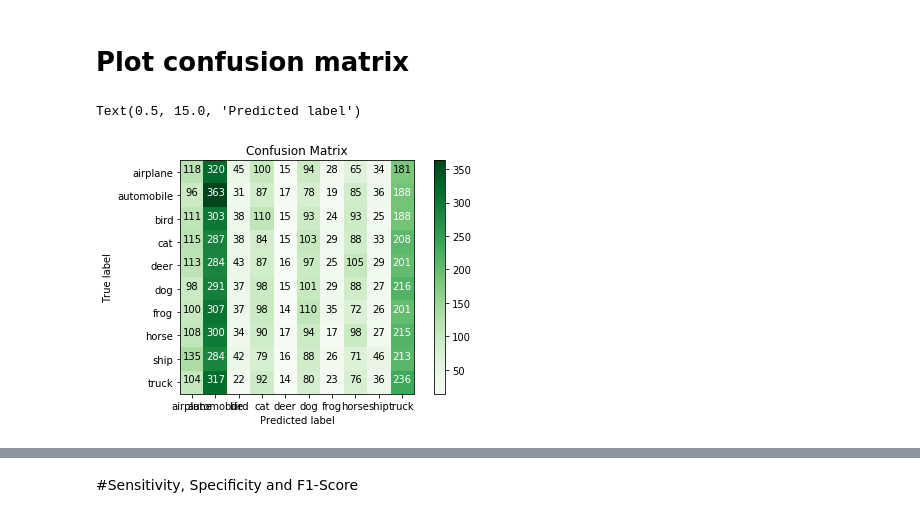
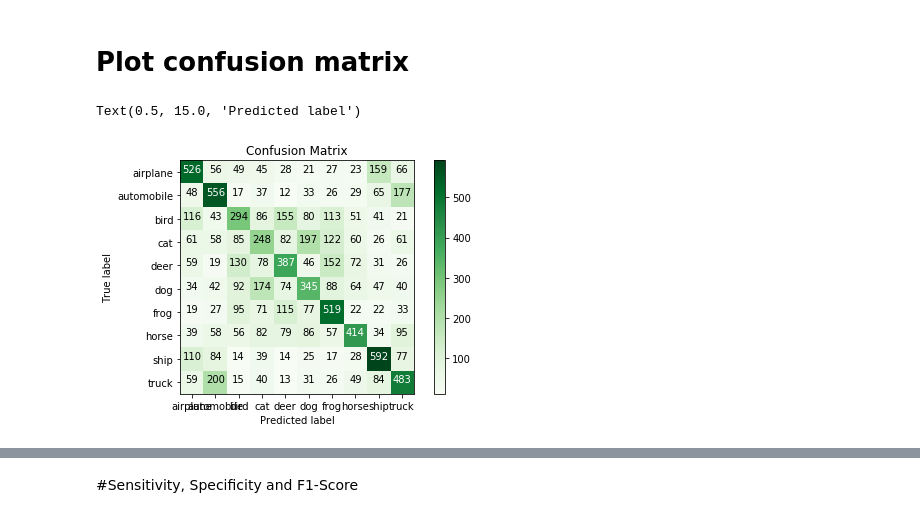
Before and after one commit to seansothey/DataScience-MachineLearning-Research, a Jupyter notebook: Project3.ipynb, the cells around one changed output, grey strips where cells are left out. Saved outputs shown, nothing was run; the diff lists cells and outputs as text; code cells hidden in the pictures.

```diff
--- a/Project3.ipynb
+++ b/Project3.ipynb
@@ -148,5 +138,8 @@ Now, we have a new dataset (50000, 500) which reduce from (50000, 3072)
 # %%
+# Create the learning model
 from sklearn.ensemble import RandomForestClassifier
 
-rnd_clf = RandomForestClassifier(n_estimators=10, random_state=42)
-rnd_clf.fit(X_train_reduced, y_train_1d)
+rnd_clf = RandomForestClassifier(n_estimators=100, random_state=42)
+t0 = time.time()
+rnd_clf.fit(X_train_pca, y_train_1d)
+t1 = time.time()
@@ -169 +152,5 @@ y_train_preds = rnd_clf.predict(X_train_reduced)
+# %%
+# Use the model to predict on testing dataset
+y_test_pred = rnd_clf.predict(X_test_pca)
+y_test_proba = rnd_clf.predict_proba(X_test_pca)
 # %%
@@ -174,0 +164,8 @@ accuracy_score(y_test, y_test_preds), accuracy_score(y_train, y_train_preds)
+# %%
+fig, ax = plt.subplots(5, 5)
+for i, axi in enumerate(ax.flat):
+    axi.imshow(X_test[i], cmap='bone')
+    axi.set(xticks=[], yticks=[])
+    axi.set_ylabel(class_names[y_test_pred[i]].split()[-1],
+                   color='black' if y_test_pred[i] == y_test[i] else 'red')
+fig.suptitle('Predicted Names; Incorrect Labels in Red', size=14);
@@ -190,0 +178,3 @@ array([[118, 320,  45, 100,  15,  94,  28,  65,  34, 181],
+# %%
+conf_rf = confusion_matrix(y_test, y_test_pred)
+conf_rf
@@ -193,25 +194,25 @@ array([[118, 320,  45, 100,  15,  94,  28,  65,  34, 181],
 # %%
 import itertools
 
-plt.imshow(conf, interpolation='nearest', cmap=plt.cm.Greens)
+plt.imshow(conf_rf, interpolation='nearest', cmap=plt.cm.Greens)
 plt.title("Confusion Matrix")
 plt.colorbar()
 tick_marks = np.arange(len(class_names))
 plt.xticks(tick_marks, class_names)
 plt.yticks(tick_marks, class_names)
 
 fmt = 'd'
-thresh = conf.max() / 2.
-for i, j in itertools.product(range(conf.shape[0]), range(conf.shape[1])):
-    plt.text(j, i, format(conf[i, j], fmt),
+thresh = conf_rf.max() / 2.
+for i, j in itertools.product(range(conf_rf.shape[0]), range(conf_rf.shape[1])):
+    plt.text(j, i, format(conf_rf[i, j], fmt),
              horizontalalignment="center",
-             color="white" if conf[i, j] > thresh else "black")
+             color="white" if conf_rf[i, j] > thresh else "black")
 
 plt.tight_layout()
 plt.ylabel('True label')
 plt.xlabel('Predicted label')
 # %% [output]
 Text(0.5, 15.0, 'Predicted label')
-[figure, old version]
+[figure, new version]
 # %%
 import seaborn as sns
```
Also changed, not shown: parts of 96 cells of this notebook.
